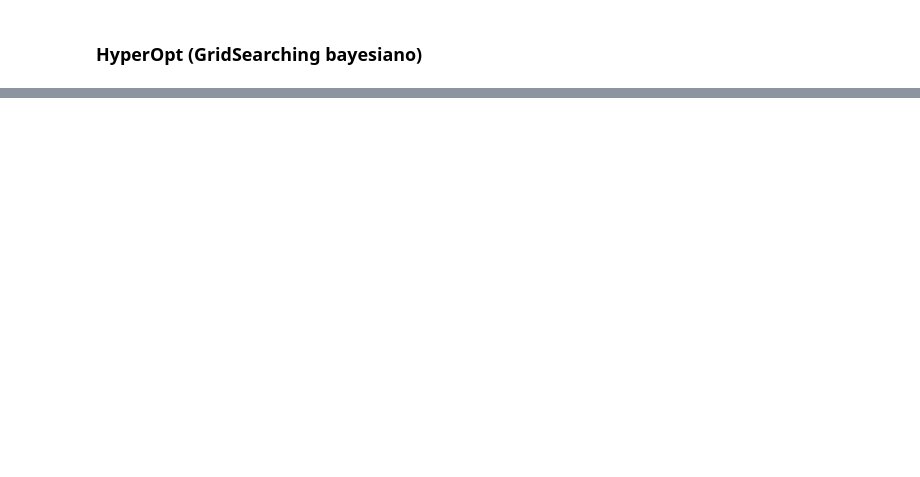
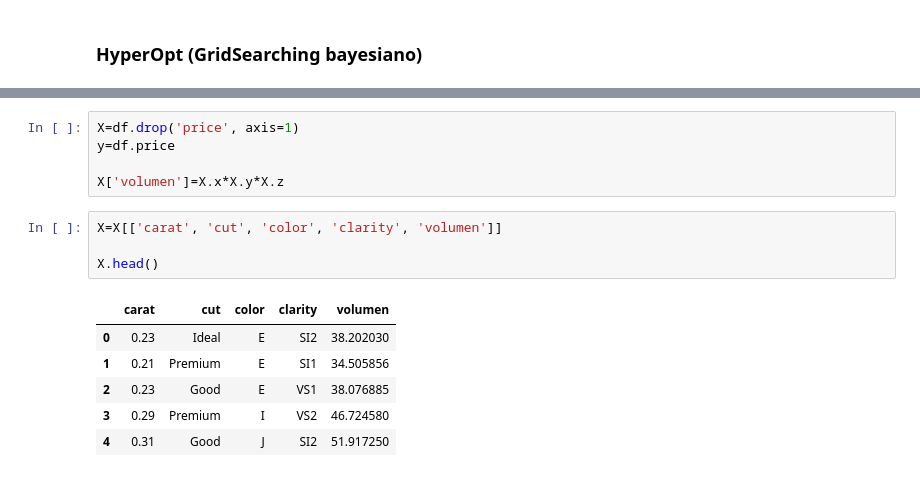
Before and after one commit to Pomilusky/apuntes_clase, a Jupyter notebook: semana_6/5.1 - Ajuste.ipynb, the cells around one changed output, grey strips where cells are left out. Drawn from its saved outputs; the diff is of its cells as text; blank space fills up the shorter version.

```diff
--- a/semana_6/5.1 - Ajuste.ipynb
+++ b/semana_6/5.1 - Ajuste.ipynb
@@ -156,0 +185,16 @@ RandomForestClassifier(criterion='entropy', min_samples_split=10,
+# %%
+X=df.drop('price', axis=1)
+y=df.price
+
+X['volumen']=X.x*X.y*X.z
+# %%
+X=X[['carat', 'cut', 'color', 'clarity', 'volumen']]
+
+X.head()
+# %% [output]
+|  | carat | cut | color | clarity | volumen |
+| 0 | 0.23 | Ideal | E | SI2 | 38.202030 |
+| 1 | 0.21 | Premium | E | SI1 | 34.505856 |
+| 2 | 0.23 | Good | E | VS1 | 38.076885 |
+| 3 | 0.29 | Premium | I | VS2 | 46.724580 |
+| 4 | 0.31 | Good | J | SI2 | 51.917250 |
```
Also changed, not shown: parts of 22 cells of this notebook.
